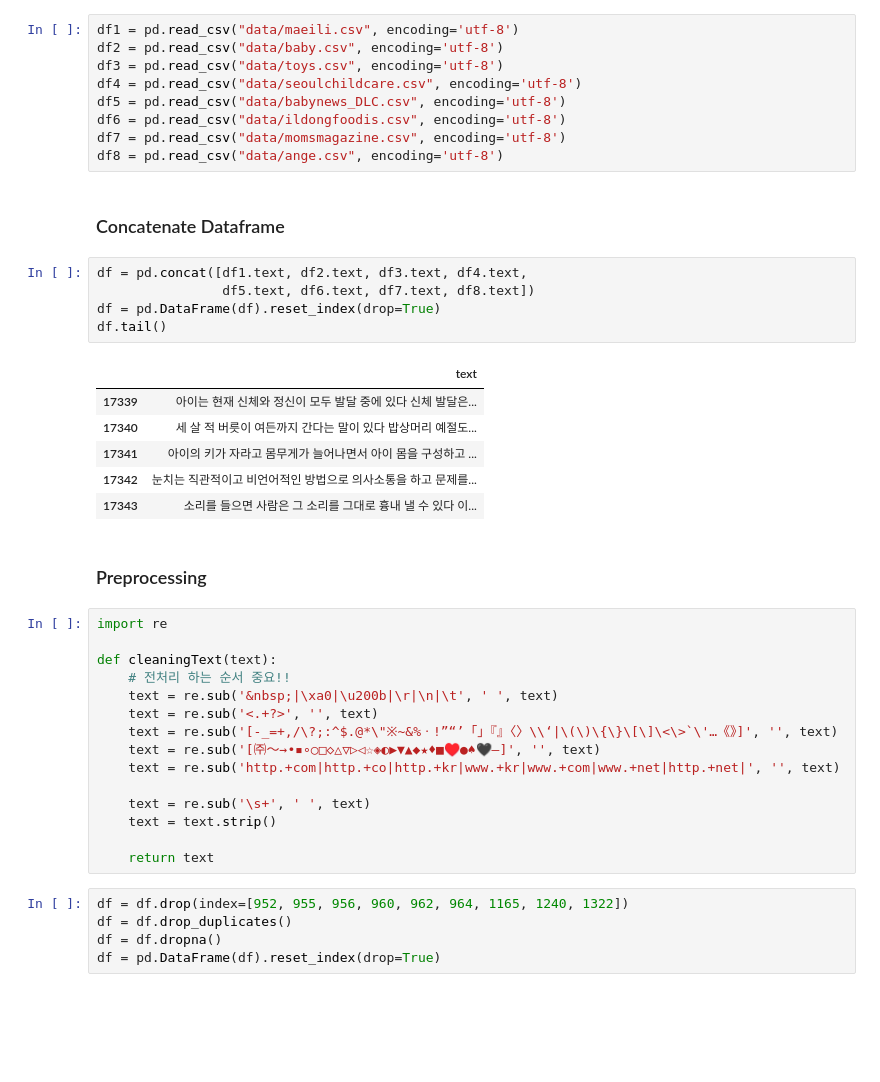
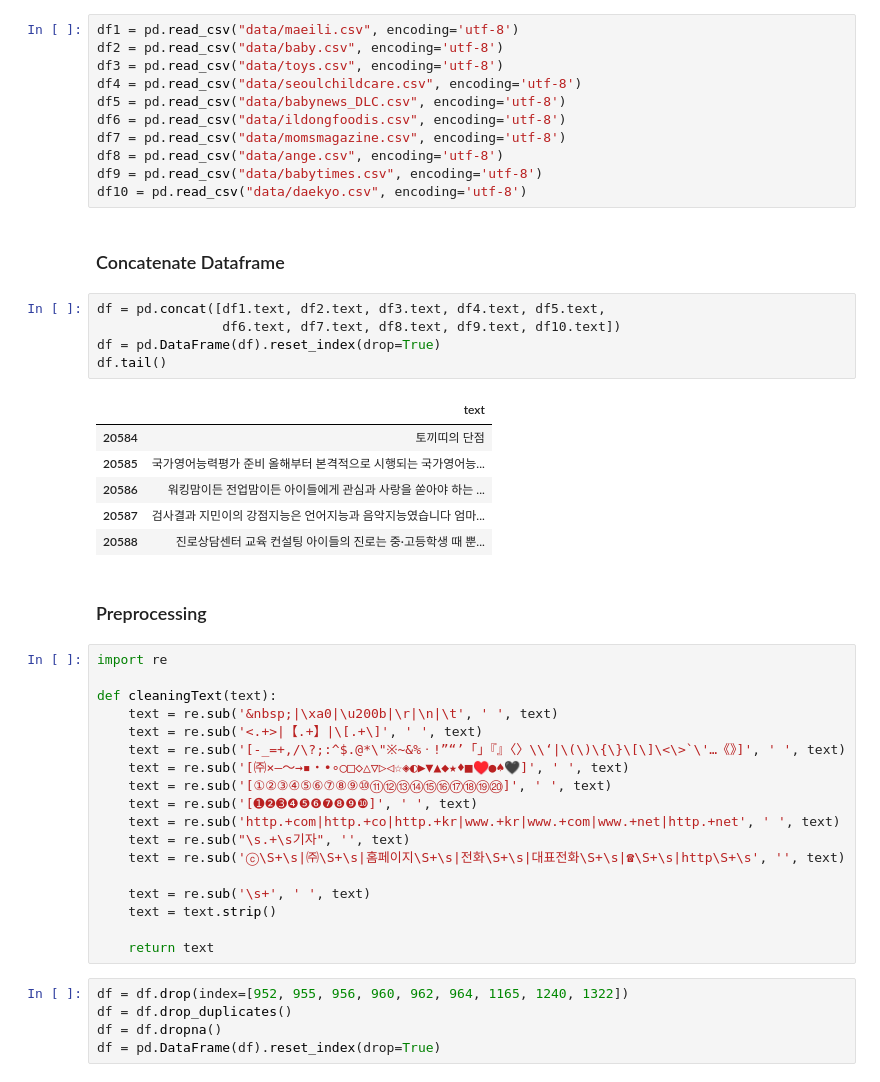
Before and after one commit to catching-space/works, a Jupyter notebook: fasttext.ipynb, the cells around one changed output. Saved outputs shown, nothing was run; the diff lists cells and outputs as text; blank space fills up the shorter version.

```diff
--- a/fasttext.ipynb
+++ b/fasttext.ipynb
@@ -21,32 +21,37 @@ df5 = pd.read_csv("data/babynews_DLC.csv", encoding='utf-8')
 df6 = pd.read_csv("data/ildongfoodis.csv", encoding='utf-8')
 df7 = pd.read_csv("data/momsmagazine.csv", encoding='utf-8')
 df8 = pd.read_csv("data/ange.csv", encoding='utf-8')
+df9 = pd.read_csv("data/babytimes.csv", encoding='utf-8')
+df10 = pd.read_csv("data/daekyo.csv", encoding='utf-8')
 # %% [markdown]
 ### Concatenate Dataframe
 # %%
-df = pd.concat([df1.text, df2.text, df3.text, df4.text,
-                df5.text, df6.text, df7.text, df8.text])
+df = pd.concat([df1.text, df2.text, df3.text, df4.text, df5.text,
+                df6.text, df7.text, df8.text, df9.text, df10.text])
 df = pd.DataFrame(df).reset_index(drop=True)
 df.tail()
 # %% [output]
 |  | text |
-| 17339 | 아이는 현재 신체와 정신이 모두 발달 중에 있다 신체 발달은... |
-| 17340 | 세 살 적 버릇이 여든까지 간다는 말이 있다 밥상머리 예절도... |
-| 17341 | 아이의 키가 자라고 몸무게가 늘어나면서 아이 몸을 구성하고 ... |
-| 17342 | 눈치는 직관적이고 비언어적인 방법으로 의사소통을 하고 문제를... |
-| 17343 | 소리를 들으면 사람은 그 소리를 그대로 흉내 낼 수 있다 이... |
+| 20584 | 토끼띠의 단점 |
+| 20585 | 국가영어능력평가 준비 올해부터 본격적으로 시행되는 국가영어능... |
+| 20586 | 워킹맘이든 전업맘이든 아이들에게 관심과 사랑을 쏟아야 하는 ... |
+| 20587 | 검사결과 지민이의 강점지능은 언어지능과 음악지능였습니다 엄마... |
+| 20588 | 진로상담센터 교육 컨설팅 아이들의 진로는 중·고등학생 때 뿐... |
 # %% [markdown]
 ### Preprocessing
 # %%
 import re
 
 def cleaningText(text):
-    # 전처리 하는 순서 중요!!
     text = re.sub('&nbsp;|\xa0|\u200b|\r|\n|\t', ' ', text)
-    text = re.sub('<.+?>', '', text)
-    text = re.sub('[-_=+,/\?;:^$.@*\"※~&%ㆍ!”“’「」『』〈〉\\‘|\(\)\{\}\[\]\<\>`\'…《》]', '', text)
-    text = re.sub('[㈜～→•▪∘○□◇△▽▷◁☆◈◐▶▼▲◆★♦■♥️●♠🖤–]', '', text)
-    text = re.sub('http.+com|http.+co|http.+kr|www.+kr|www.+com|www.+net|http.+net|', '', text)
+    text = re.sub('<.+>|【.+】|\[.+\]', ' ', text)
+    text = re.sub('[-_=+,/\?;:^$.@*\"※~&%ㆍ!”“’「」『』〈〉\\‘|\(\)\{\}\[\]\<\>`\'…《》]', ' ', text)
+    text = re.sub('[㈜×–～→▪‧•∘○□◇△▽▷◁☆◈◐▶▼▲◆★♦■♥️●♠🖤]', ' ', text)
+    text = re.sub('[①②③④⑤⑥⑦⑧⑨⑩⑪⑫⑬⑭⑮⑯⑰⑱⑲⑳]', ' ', text)
+    text = re.sub('[➊❷➌❹❺❻❼❽❾❿]', ' ', text)
+    text = re.sub('http.+com|http.+co|http.+kr|www.+kr|www.+com|www.+net|http.+net', ' ', text)
+    text = re.sub("\s.+\s기자", '', text)
+    text = re.sub('ⓒ\S+\s|㈜\S+\s|홈페이지\S+\s|전화\S+\s|대표전화\S+\s|☎\S+\s|http\S+\s', '', text)
 
     text = re.sub('\s+', ' ', text)
     text = text.strip()
```
Also changed, not shown: parts of 30 cells of this notebook, 2 other files.
